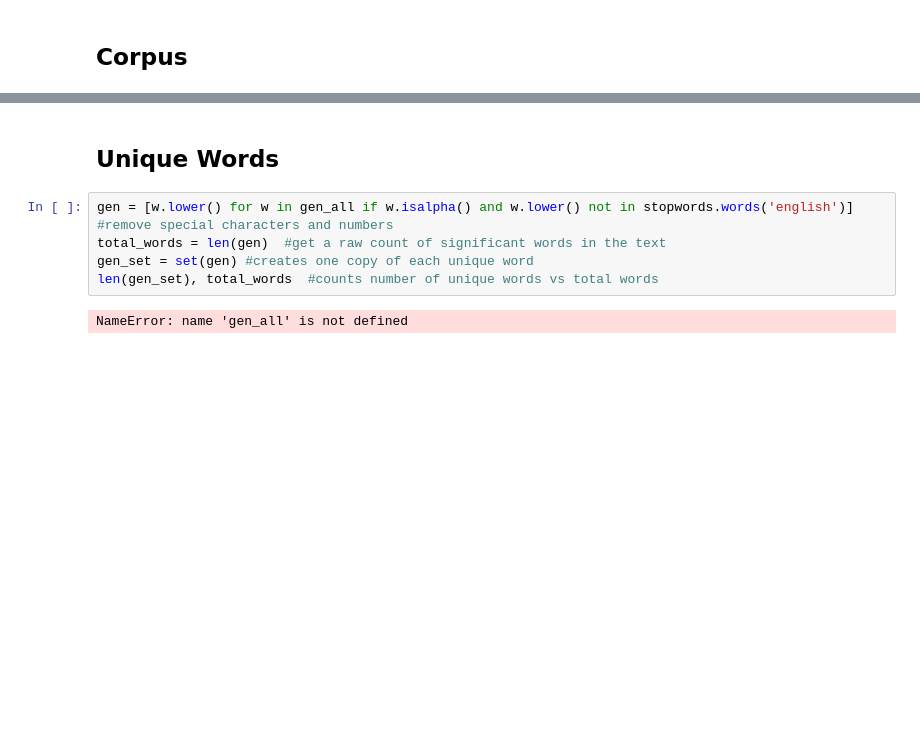
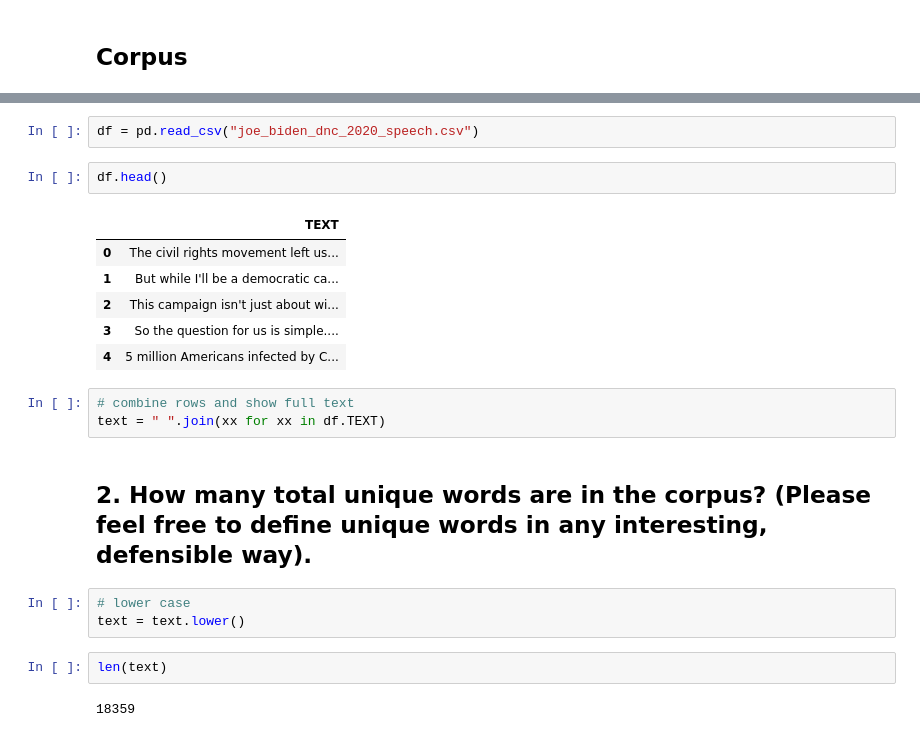
Before and after one commit to moham6839/Data_620_Web_Analytics, a Jupyter notebook: Week 8 Assignment/Week 8 Assignment - High Frequency Words_eddie.ipynb, the cells around one changed output, grey strips where cells are left out. Saved outputs shown, nothing was run; the diff lists cells and outputs as text; blank space fills up the shorter version.

```diff
--- a/Week 8 Assignment/Week 8 Assignment - High Frequency Words_eddie.ipynb
+++ b/Week 8 Assignment/Week 8 Assignment - High Frequency Words_eddie.ipynb
@@ -60,9 +37,23 @@ text9: The Man Who Was Thursday by G . K . Chesterton 1908
+# %%
+df = pd.read_csv("joe_biden_dnc_2020_speech.csv")
+# %%
+df.head()
+# %% [output]
+|  | TEXT |
+| 0 | The civil rights movement left us... |
+| 1 | But while I'll be a democratic ca... |
+| 2 | This campaign isn't just about wi... |
+| 3 | So the question for us is simple.... |
+| 4 | 5 million Americans infected by C... |
+# %%
+# combine rows and show full text
+text = " ".join(xx for xx in df.TEXT)
 # %% [markdown]
-## Unique Words
+## 2. How many total unique words are in the corpus? (Please feel free to define unique words in any interesting, defensible way).
-# %%
-gen = [w.lower() for w in gen_all if w.isalpha() and w.lower() not in stopwords.words('english')] #remove special characters and numbers
-total_words = len(gen)  #get a raw count of significant words in the text
-gen_set = set(gen) #creates one copy of each unique word
-len(gen_set), total_words  #counts number of unique words vs total words
-# %% [output]
-NameError: name 'gen_all' is not defined
+# %%
+# lower case
+text = text.lower()
+# %%
+len(text)
+# %% [output]
+18359
```
Also changed, not shown: parts of 31 cells of this notebook.
